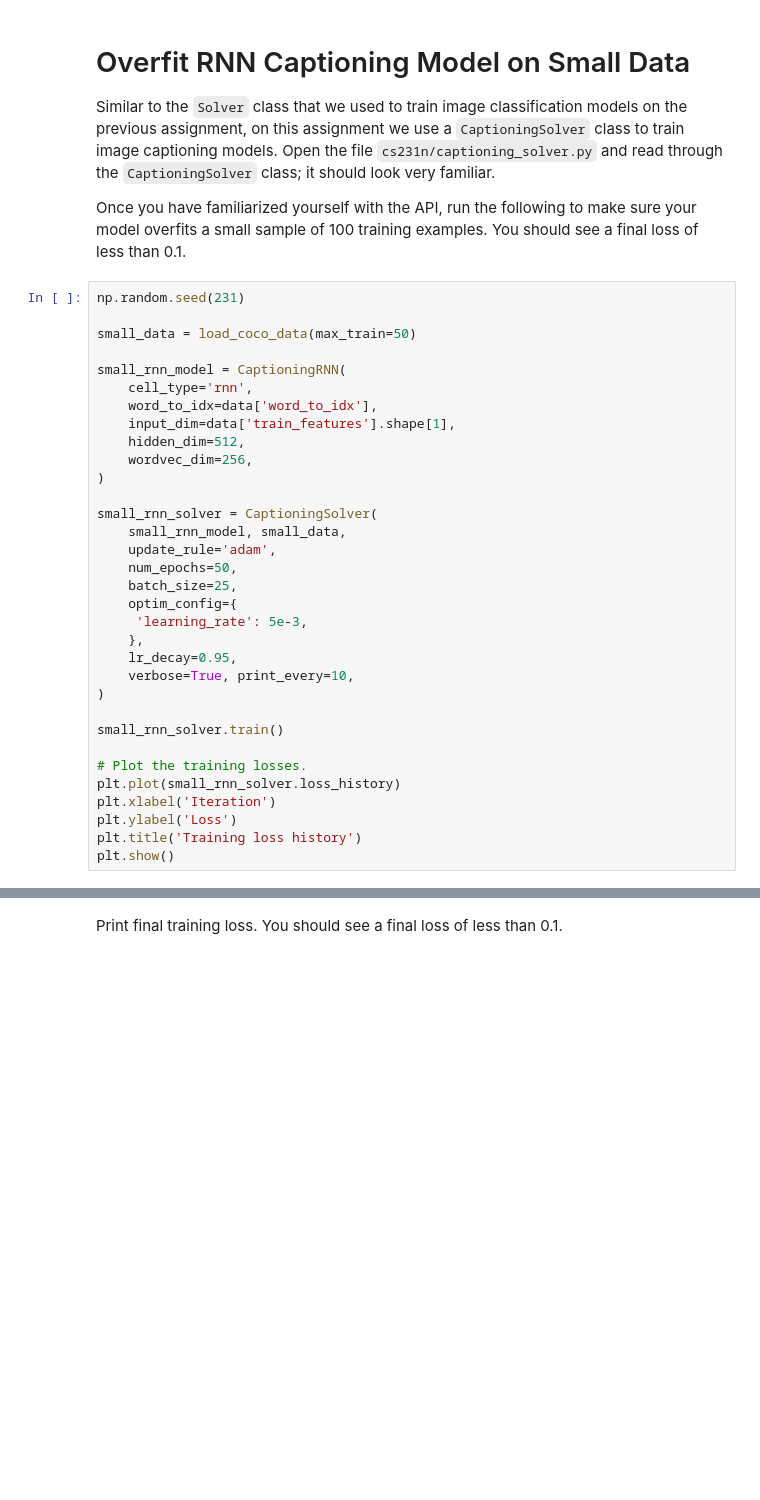
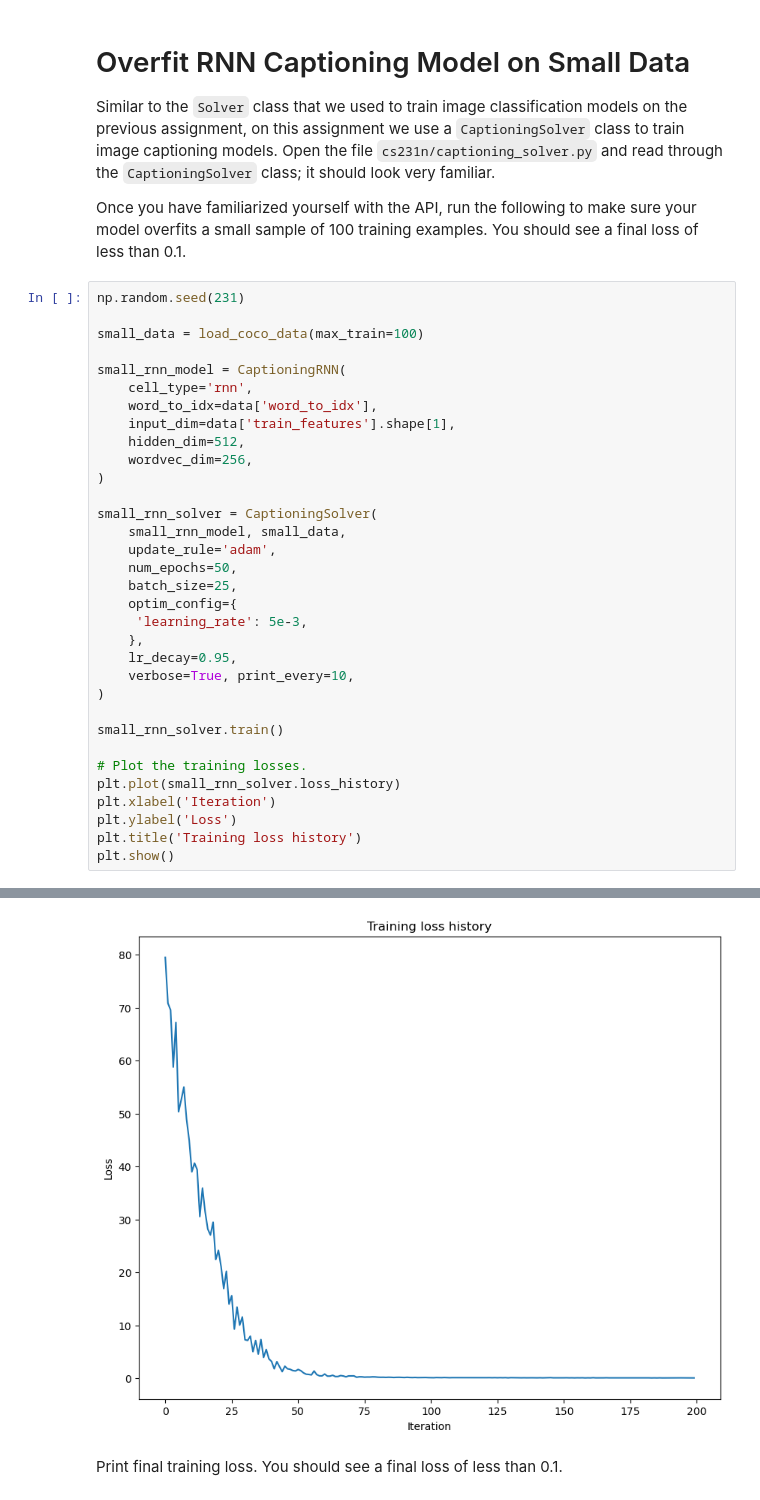
Before and after one commit to Cb1ock/assignment3, a Jupyter notebook: RNN_Captioning.ipynb, the cells around one changed output, grey strips where cells are left out. Cells and saved outputs as stored; diff of their text form; blank space fills up the shorter version.

```diff
--- a/RNN_Captioning.ipynb
+++ b/RNN_Captioning.ipynb
@@ -376,7 +435,7 @@ Once you have familiarized yourself with the API, run the following to make sure
 # %%
 np.random.seed(231)
 
-small_data = load_coco_data(max_train=50)
+small_data = load_coco_data(max_train=100)
 
 small_rnn_model = CaptioningRNN(
     cell_type='rnn',
@@ -406,3 +465,4 @@ plt.xlabel('Iteration')
 plt.ylabel('Loss')
 plt.title('Training loss history')
 plt.show()
+# %% [output]
@@ -409,3 +486,4 @@ plt.show()
+[figure, added]
 # %% [markdown]
 Print final training loss. You should see a final loss of less than 0.1.
 # %%
```
Also changed, not shown: parts of 17 cells of this notebook, 3 other files.
